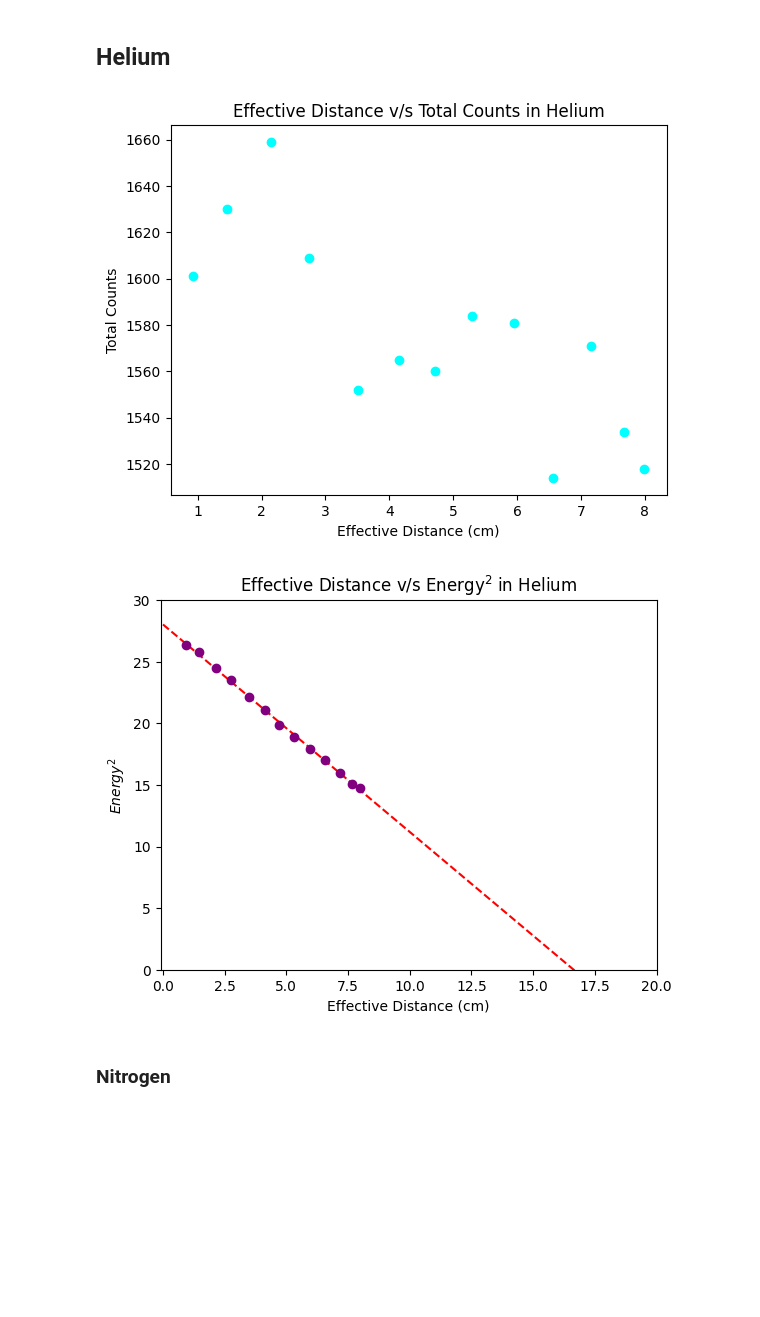
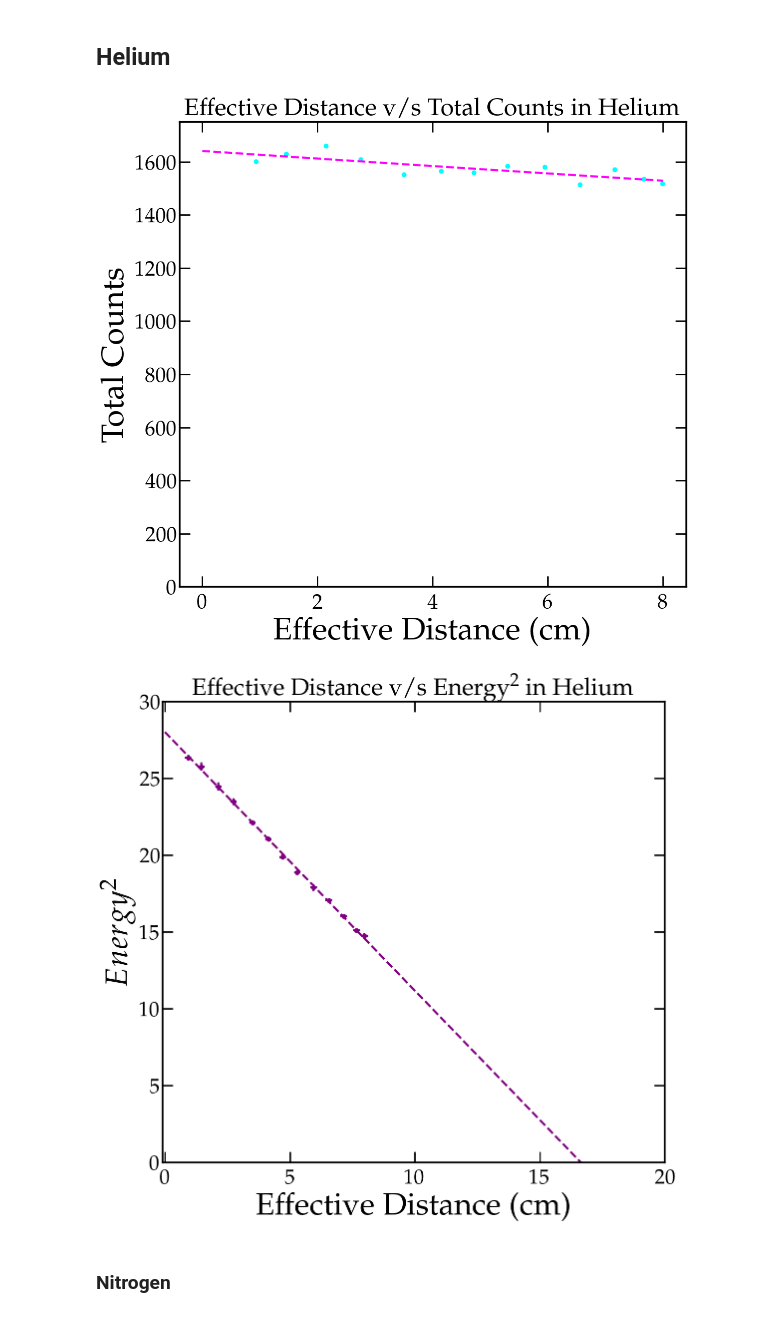
Before and after one commit to chinmayAmbasht/phys-403-alpha-range, a Jupyter notebook: day1.ipynb, the cells around one changed output. Drawn from its saved outputs; the diff is of its cells as text; code cells hidden in the pictures; blank space fills up the shorter version.

```diff
--- a/day1.ipynb
+++ b/day1.ipynb
@@ -6,5 +8,7 @@ import astropy.units as u
 # %% [markdown]
 ## Calibration
+# %%
+plt.style.use('sty.mplstyle')
 # %%
 Vs = np.array([40, 50, 60, 70, 80, 90, 100,125, 150,175, 200, 700, 1000, 1200]) * 1e-3
 Q = 0.4095 * 1e-12  * Vs
@@ -144,0 +255,5 @@ plt.savefig('./Plots/effective_distance_vs_total_counts.png', dpi = 300)
+# %%
+def erf_fit_for_total_count(x, N_0, alpha, x0):
+    return N_0 * (1 - erf(alpha * (x - x0)))
+
+curve_fit_params, covariance = curve_fit(erf_fit_for_total_count, x_eff, total_counts_list, p0=[5000, 1, 2])
@@ -154,7 +308,7 @@ delta_x_eff_argon = (deltaPs_argon * d) / 756
 delta_x_eff_argon = np.sqrt(delta_x_eff_argon**2 + err**2)
 # %%
 string = '../Alpha Range/Argon Pressure/ArP'
-nums_arg = [84, 134, 197, 252, 313, 360, 429, 482, 541, 597, 646, 706, 747]
+nums_arg = [84, 134, 197, 252, 313, 360, 429, 482, 541, 597, 646, 706, 747, 753, 761, 770, 785, 790]
 filenames_argon = [f"{string}{num}.asc" for num in nums_arg]
 peak_channels_argon = []
 max_counts_argon = []
@@ -168,3 +322,21 @@ for file in filenames_argon:
     energies_argon.append(en)
     energies_uncertainties_argon.append(std)
     total_counts_list_argon.append(t)
+# %%
+norm = plt.Normalize(vmin=min(nums_arg), vmax=max(nums_arg))
+sm = plt.cm.ScalarMappable(cmap='plasma', norm=norm)
+fig, ax = plt.subplots(figsize = (16, 10))
+for file in filenames_argon:
+    data = pd.read_csv(file, skiprows = 12, skipfooter=1, engine='python', header=None)
+    data.columns = ['Counts']
+    data['Channels'] = np.linspace(1, len(data), len(data))
+    data['Counts'] = pd.to_numeric(data['Counts'], errors='coerce')
+    ax.bar(data['Channels'], data['Counts'], width=1, alpha=0.5, color=plt.cm.plasma(norm(float(file.split('ArP')[-1].split('.asc')[0]))))
+    ax.plot(data['Channels'], data['Counts'], color=plt.cm.plasma(norm(float(file.split('ArP')[-1].split('.asc')[0]))))
+ax.set_xlabel('Channel Number', fontsize = 25)
+ax.set_ylabel('Counts', fontsize = 25)
+ax.set_xlim(0, 400)
+ax.grid(linestyle = '--', alpha = 0.5)
+fig.colorbar(sm, ax = ax, label='Argon Pressure (torr)').ax.yaxis.label.set_size(20)
+ax.set_title('Alpha Spectra at Different Argon Pressures', fontsize = 30)
+fig.savefig('./Plots/alpha_spectra_argon_pressure.png', dpi = 1000)
@@ -221,12 +405,16 @@ for file in filenames_He:
     total_counts_list_He.append(t)
 # %%
 plt.plot(x_eff_He, total_counts_list_He, 'o', color = 'cyan')
+popt_He, pcov_He = curve_fit(erf_fit_for_total_count, x_eff_He, total_counts_list_He, p0=[5000, 1, 2], maxfev=10000)
+xs = np.linspace(0, 8, 100)
+plt.plot(xs, erf_fit_for_total_count(xs, *popt_He), color = 'magenta', linestyle = '--')
+plt.ylim(0, 1750)
 plt.xlabel('Effective Distance (cm)')
 plt.ylabel('Total Counts')
 plt.title('Effective Distance v/s Total Counts in Helium')
 plt.savefig('./Plots/effective_distance_vs_total_counts_helium.png', dpi = 300)
 # %% [output]
-[figure, old version]
+[figure, new version]
 # %%
 # dont join the scatter points
 plt.errorbar(x_eff_He, np.array(energies_He)**2, xerr= delta_x_eff_He, yerr=np.array(energies_uncertainties_He)**2, marker ='o', color = 'purple', linestyle = 'None')
@@ -235,13 +423,13 @@ plt.xlim(-0.1, 20)
 plt.ylim(0, 30)
 Y_fit4 = np.polyfit(x_eff_He, np.array(energies_He)**2, 1)
 xs = np.linspace(0, 20, 100)
-plt.plot(xs, Y_fit4[0] * xs + Y_fit4[1], color = 'red', linestyle = '--')
+plt.plot(xs, Y_fit4[0] * xs + Y_fit4[1], color = 'purple', linestyle = '--')
 plt.xlabel('Effective Distance (cm)')
 plt.ylabel(r'$Energy^2$')
 plt.title(r'Effective Distance v/s Energy$^2$ in Helium')
 plt.savefig('./Plots/effective_distance_vs_E_helium.png', dpi = 300)
 # %% [output]
-[figure, old version]
+[figure, new version]
 # %% [markdown]
 ### Nitrogen
 # %%
```
Also changed, not shown: parts of 18 cells of this notebook, 22 other files.
